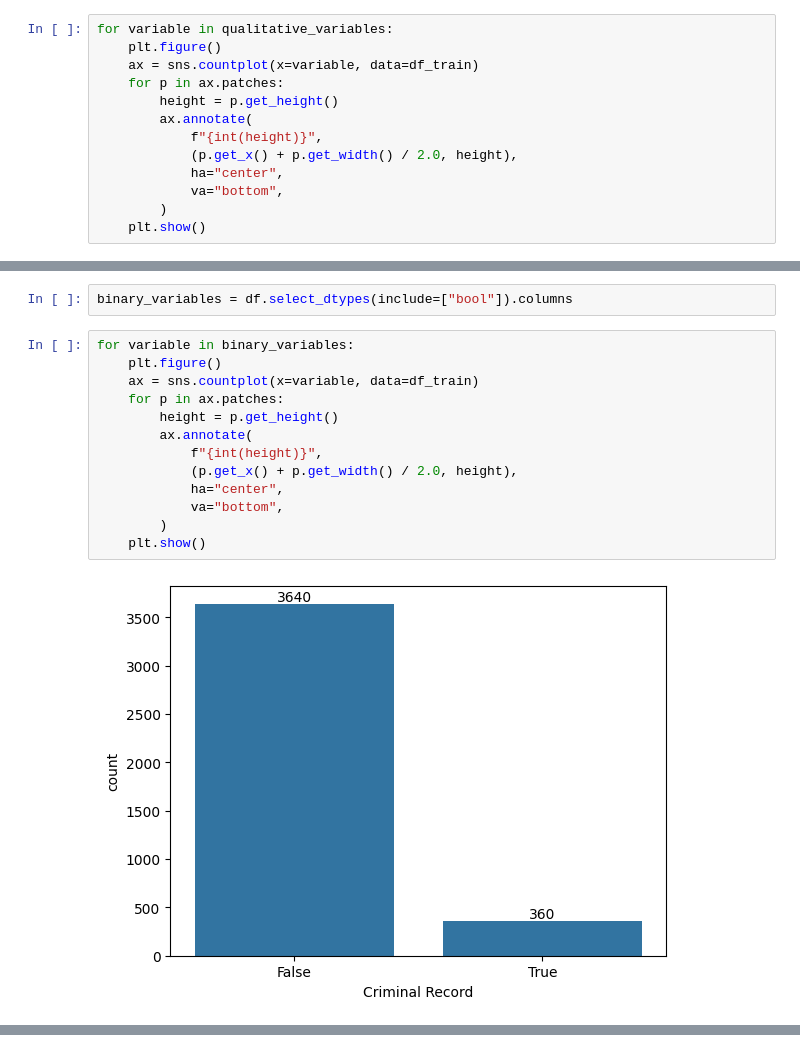
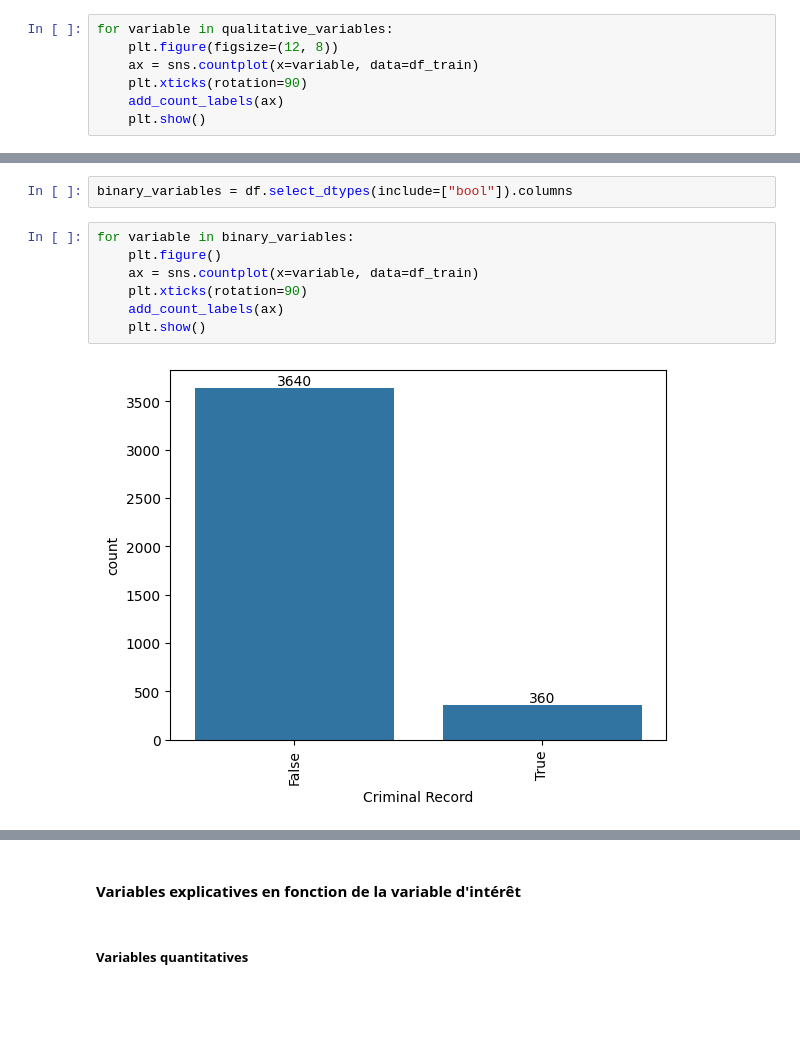
Before and after one commit to ValentinRonsseray/pokemon_dataset, a Jupyter notebook: 01_eda.ipynb, the cells around one changed output, grey strips where cells are left out. Saved outputs shown, nothing was run; the diff lists cells and outputs as text; blank space fills up the shorter version.

```diff
--- a/01_eda.ipynb
+++ b/01_eda.ipynb
@@ -297,15 +333,9 @@ sns.countplot(data=df_train, x="Number of Gym Badges")
 #### Variables qualitatives
 # %%
 for variable in qualitative_variables:
-    plt.figure()
+    plt.figure(figsize=(12, 8))
     ax = sns.countplot(x=variable, data=df_train)
-    for p in ax.patches:
-        height = p.get_height()
-        ax.annotate(
-            f"{int(height)}",
-            (p.get_x() + p.get_width() / 2.0, height),
-            ha="center",
-            va="bottom",
-        )
+    plt.xticks(rotation=90)
+    add_count_labels(ax)
     plt.show()
 # %% [output]
@@ -323,15 +353,9 @@ binary_variables = df.select_dtypes(include=["bool"]).columns
 # %%
 for variable in binary_variables:
     plt.figure()
     ax = sns.countplot(x=variable, data=df_train)
-    for p in ax.patches:
-        height = p.get_height()
-        ax.annotate(
-            f"{int(height)}",
-            (p.get_x() + p.get_width() / 2.0, height),
-            ha="center",
-            va="bottom",
-        )
+    plt.xticks(rotation=90)
+    add_count_labels(ax)
     plt.show()
 # %% [output]
-[figure, old version]
+[figure, new version]
@@ -340,0 +365,4 @@ for variable in binary_variables:
+# %% [markdown]
+#### Variables explicatives en fonction de la variable d'intérêt
+# %% [markdown]
+##### Variables quantitatives
```
Also changed, not shown: parts of 14 cells of this notebook.
